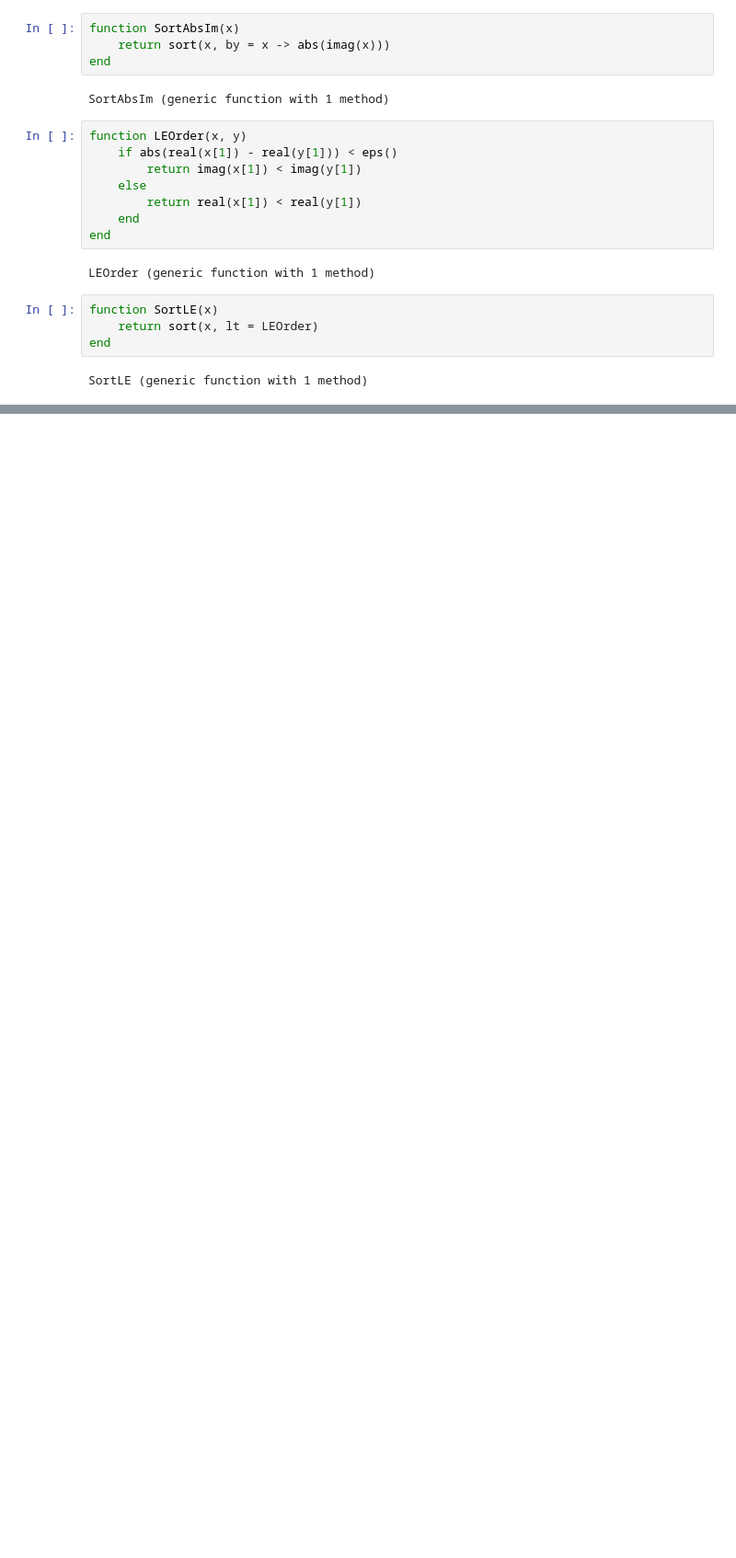
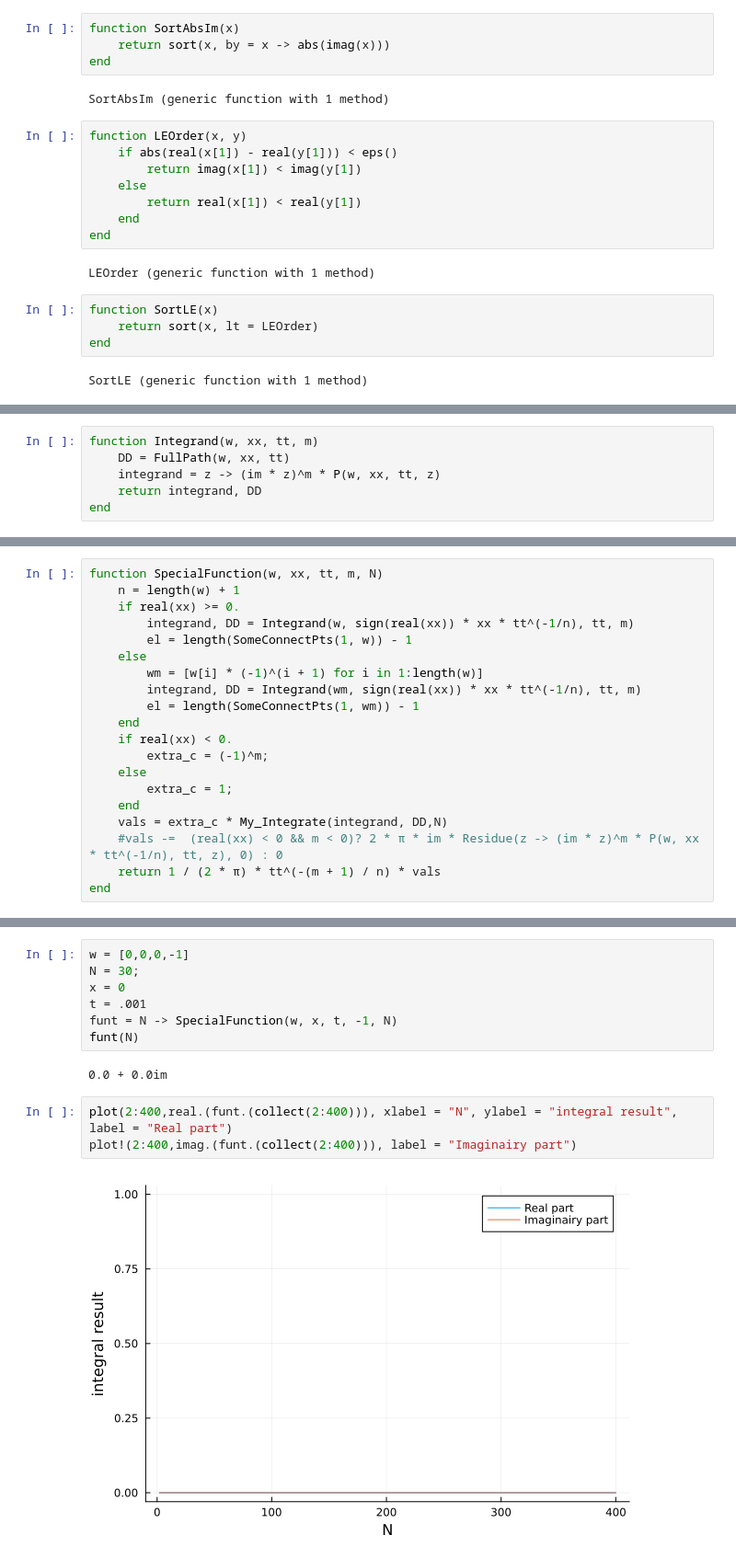
Before and after one commit to WietseVaes/NUTM-timestep, a Jupyter notebook: Memos/Deformations.ipynb, the cells around one changed output, grey strips where cells are left out. Shown at 92% size. Saved outputs shown, nothing was run; the diff lists cells and outputs as text; blank space fills up the shorter version.

```diff
--- a/Memos/Deformations.ipynb
+++ b/Memos/Deformations.ipynb
@@ -252,0 +557,6 @@ plot_paths(path)
+# %%
+function Integrand(w, xx, tt, m)
+    DD = FullPath(w, xx, tt)
+    integrand = z -> (im * z)^m * P(w, xx, tt, z)
+    return integrand, DD
+end
@@ -252,0 +565,20 @@ plot_paths(path)
+# %%
+function SpecialFunction(w, xx, tt, m, N)
+    n = length(w) + 1
+    if real(xx) >= 0.
+        integrand, DD = Integrand(w, sign(real(xx)) * xx * tt^(-1/n), tt, m)
+        el = length(SomeConnectPts(1, w)) - 1
+    else
+        wm = [w[i] * (-1)^(i + 1) for i in 1:length(w)]
+        integrand, DD = Integrand(wm, sign(real(xx)) * xx * tt^(-1/n), tt, m)
+        el = length(SomeConnectPts(1, wm)) - 1
+    end
+    if real(xx) < 0.
+        extra_c = (-1)^m;
+    else
+        extra_c = 1;
+    end
+    vals = extra_c * My_Integrate(integrand, DD,N)
+    #vals -=  (real(xx) < 0 && m < 0)? 2 * π * im * Residue(z -> (im * z)^m * P(w, xx * tt^(-1/n), tt, z), 0) : 0
+    return 1 / (2 * π) * tt^(-(m + 1) / n) * vals
+end
@@ -252,0 +587,14 @@ plot_paths(path)
+# %%
+w = [0,0,0,-1]
+N = 30;
+x = 0
+t = .001
+funt = N -> SpecialFunction(w, x, t, -1, N)
+funt(N)
+# %% [output]
+0.0 + 0.0im
+# %%
+plot(2:400,real.(funt.(collect(2:400))), xlabel = "N", ylabel = "integral result", label = "Real part")
+plot!(2:400,imag.(funt.(collect(2:400))), label = "Imaginairy part")
+# %% [output]
+[figure, added]
```
Also changed, not shown: parts of 24 cells of this notebook.
